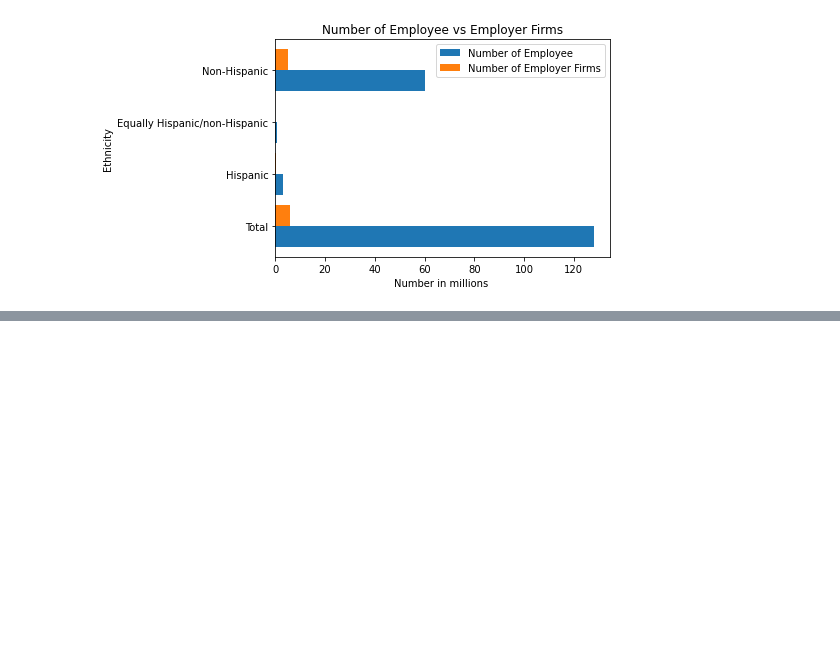
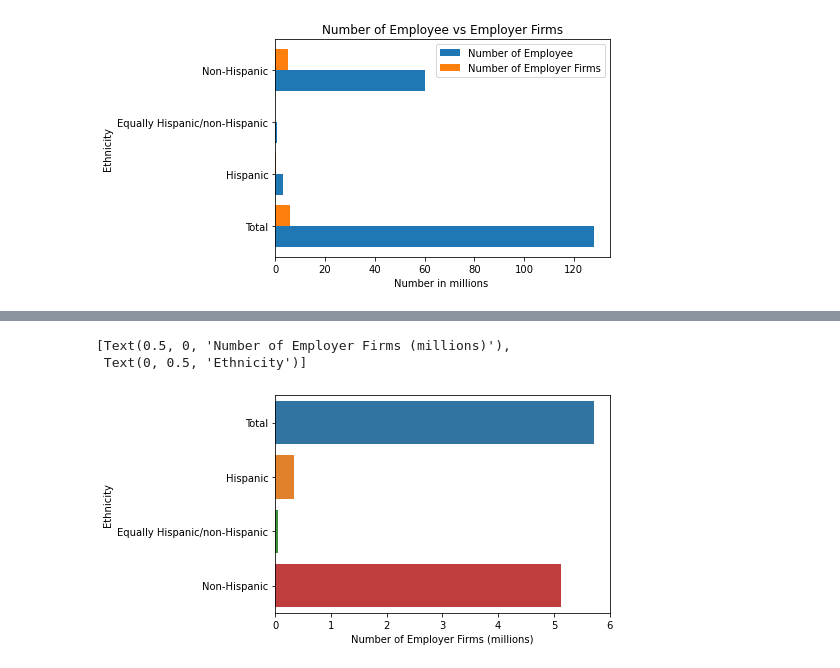
Before and after one commit to dgitall/GroupProj-Census, a Jupyter notebook: pemba.ipynb, the cells around one changed output, grey strips where cells are left out. Drawn from its saved outputs; the diff is of its cells as text; code cells hidden in the pictures; blank space fills up the shorter version.

```diff
--- a/pemba.ipynb
+++ b/pemba.ipynb
@@ -84,0 +93,8 @@ plt.show()
+# %%
+import seaborn as sns
+fig = sns.barplot(x='FIRMPDEMP', y = 'ETH_GROUP_LABEL', data=merged)
+fig.set(xlabel='Number of Employer Firms (millions)', ylabel='Ethnicity')
+# %% [output]
+[Text(0.5, 0, 'Number of Employer Firms (millions)'),
+ Text(0, 0.5, 'Ethnicity')]
+[figure, added]
```
Also changed, not shown: parts of 2 cells of this notebook.
